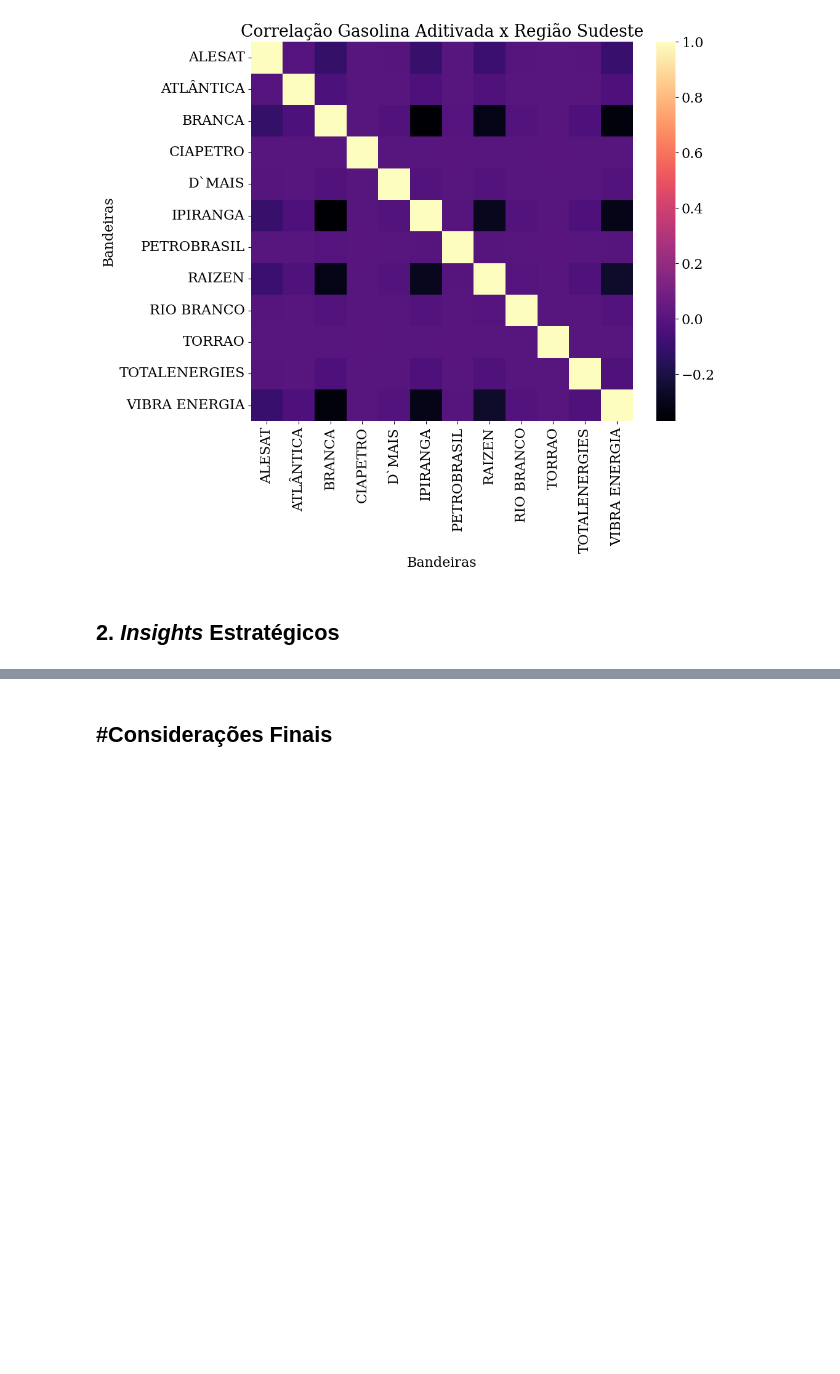
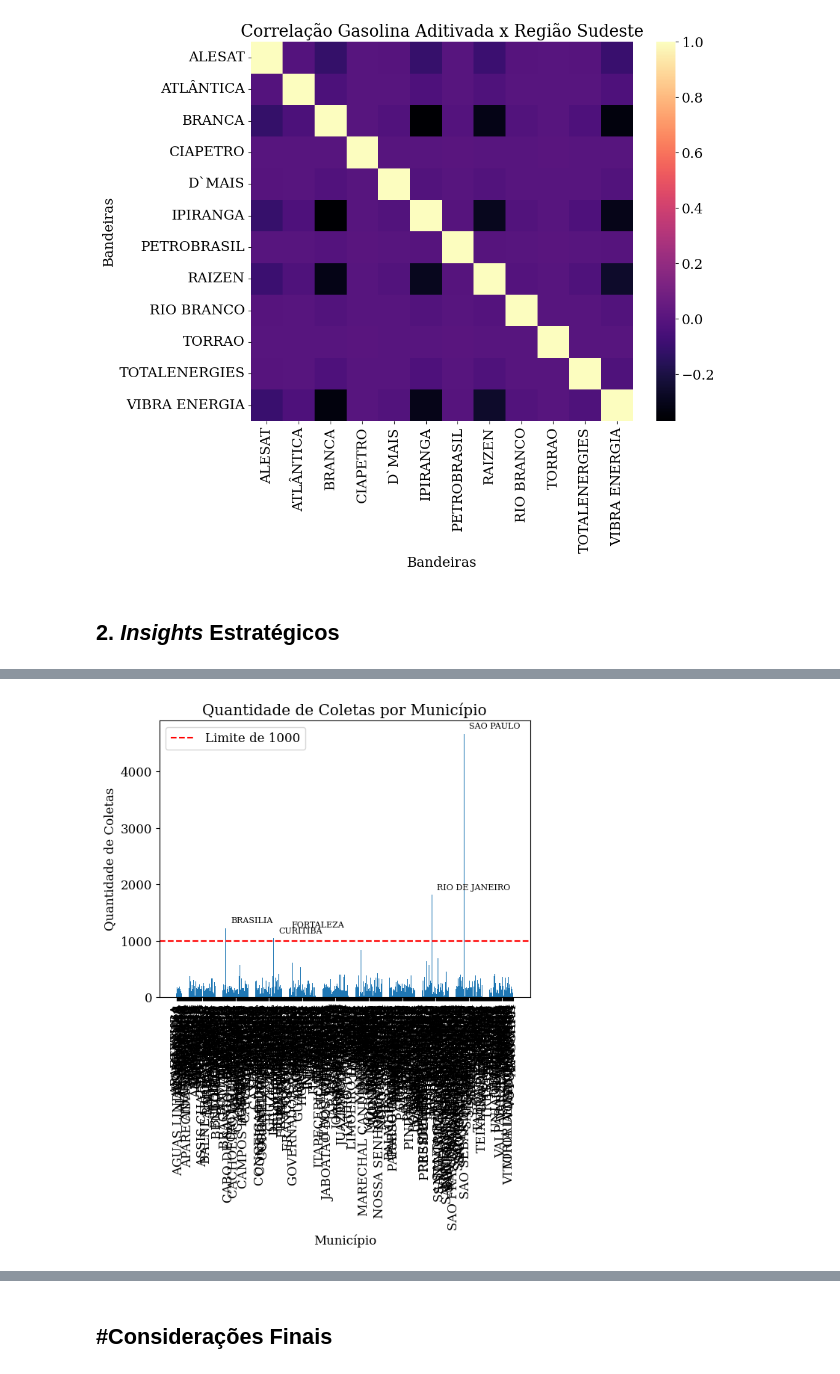
Before and after one commit to mouravitor313/Projeto-em-Grupo-Modulo-4, a Jupyter notebook: [M4]_Projeto_em_Grupo.ipynb, the cells around one changed output, grey strips where cells are left out. Cells and saved outputs as stored; diff of their text form; code cells hidden in the pictures; blank space fills up the shorter version.

```diff
--- a/[M4]_Projeto_em_Grupo.ipynb
+++ b/[M4]_Projeto_em_Grupo.ipynb
@@ -1174,0 +1243,5 @@ plt.show()
+# %%
+#variável armazenando a quantidade de coletas dos postos por município. O método count() retorna o número de valores
+#não-nulos em cada grupo após aplicar a função .groupby()
+coletasMunicipio = copia.groupby('Municipio')['Data da Coleta'].count()
+display(coletasMunicipio)
@@ -1174,0 +1262,19 @@ plt.show()
+# %%
+#construindo o gráfico de barras para a quantidade de coletas por município
+plt.bar(coletasMunicipio.index, coletasMunicipio)
+plt.xlabel('Município')
+plt.ylabel('Quantidade de Coletas')
+plt.title('Quantidade de Coletas por Município')
+plt.xticks(rotation=90)
+#adicionando uma linha horizontal em y=1000 para destaque de alguns dados
+plt.axhline(y=1000, color='red', linestyle='--', label='Limite de 1000')
+#marcando os pontos que passaram de 1000 coletas registradas
+for i, valor in enumerate(coletasMunicipio):
+    if valor > 1000:
+        municipio = coletasMunicipio.index[i]
+        plt.annotate(f'{municipio}', xy=(i, valor), xytext=(5, 5), textcoords='offset points', fontsize='8')
+#plotando a legenda e visualização final
+plt.legend()
+plt.show()
+# %% [output]
+[figure, added]
```
Also changed, not shown: parts of 14 cells of this notebook.
